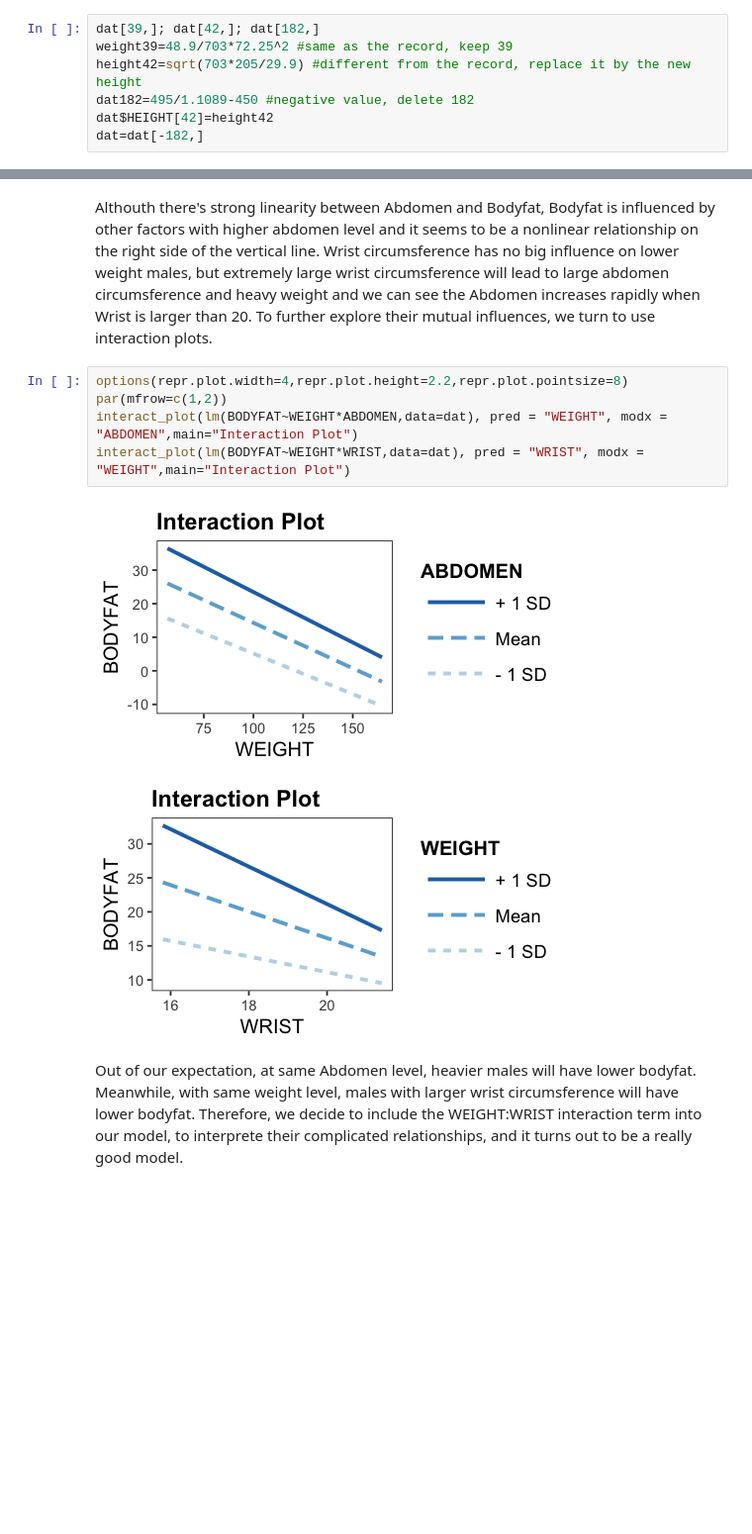
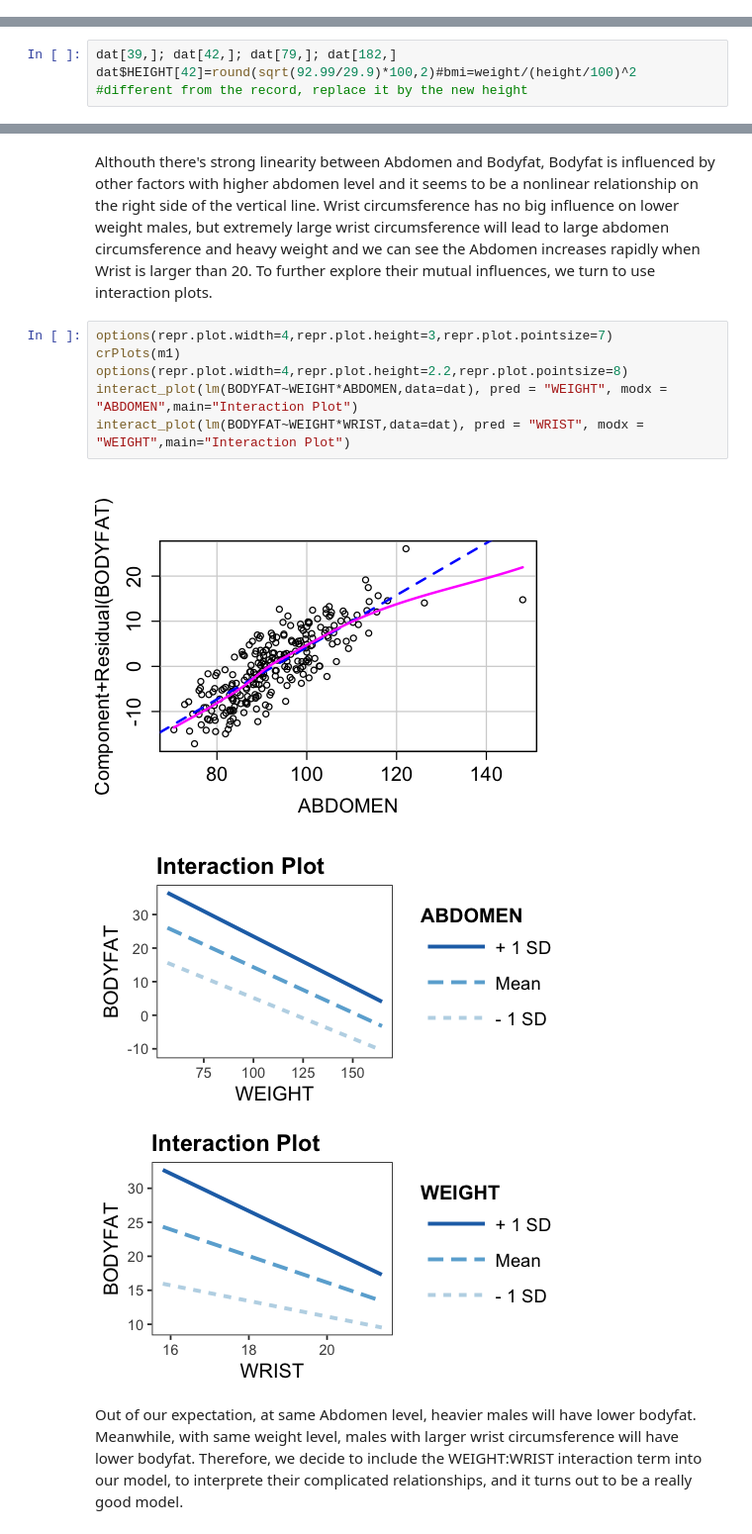
Before and after one commit to jianxia318/628model1-bodyfat, a Jupyter notebook: data/report.ipynb, the cells around one changed output, grey strips where cells are left out. Shown: that part at 99% size. Drawn from its saved outputs; the diff is of its cells as text; blank space fills up the shorter version.

```diff
--- a/data/report.ipynb
+++ b/data/report.ipynb
@@ -51,7 +52,0 @@ To figure out whether the three outliers were wrong values or just extreme value
-# %%
-dat[39,]; dat[42,]; dat[182,]
-weight39=48.9/703*72.25^2 #same as the record, keep 39
-height42=sqrt(703*205/29.9) #different from the record, replace it by the new height
-dat182=495/1.1089-450 #negative value, delete 182
-dat$HEIGHT[42]=height42
-dat=dat[-182,]
@@ -78,0 +53,3 @@ text(0.94,20.5,"76",col = "blue")
+# %%
+dat[39,]; dat[42,]; dat[79,]; dat[182,]
+dat$HEIGHT[42]=round(sqrt(92.99/29.9)*100,2)#bmi=weight/(height/100)^2 #different from the record, replace it by the new height
@@ -192,13 +185,15 @@ Althouth there's strong linearity between Abdomen and Bodyfat, Bodyfat is influe
 Wrist circumsference has no big influence on lower weight males, but extremely large wrist circumsference will lead to large abdomen circumsference and heavy weight and we can see the Abdomen increases rapidly when Wrist is larger than 20.
 To further explore their mutual influences, we turn to use interaction plots.
 # %%
+options(repr.plot.width=4,repr.plot.height=3,repr.plot.pointsize=7)
+crPlots(m1)
 options(repr.plot.width=4,repr.plot.height=2.2,repr.plot.pointsize=8)
-par(mfrow=c(1,2))
 interact_plot(lm(BODYFAT~WEIGHT*ABDOMEN,data=dat), pred = "WEIGHT", modx = "ABDOMEN",main="Interaction Plot")
 interact_plot(lm(BODYFAT~WEIGHT*WRIST,data=dat), pred = "WRIST", modx = "WEIGHT",main="Interaction Plot")
 # %% [output]
-[figure, old version]
+[figure, new version]
-[figure, old version]
+[figure, new version]
+[figure, added]
 # %% [markdown]
 Out of our expectation, at same Abdomen level, heavier males will have lower bodyfat. Meanwhile, with same weight level, males with larger wrist circumsference will have lower bodyfat.
 Therefore, we decide to include the WEIGHT:WRIST interaction term into our model, to interprete their complicated relationships, and it turns out to be a really good model.
```
Also changed, not shown: parts of 62 cells of this notebook.
